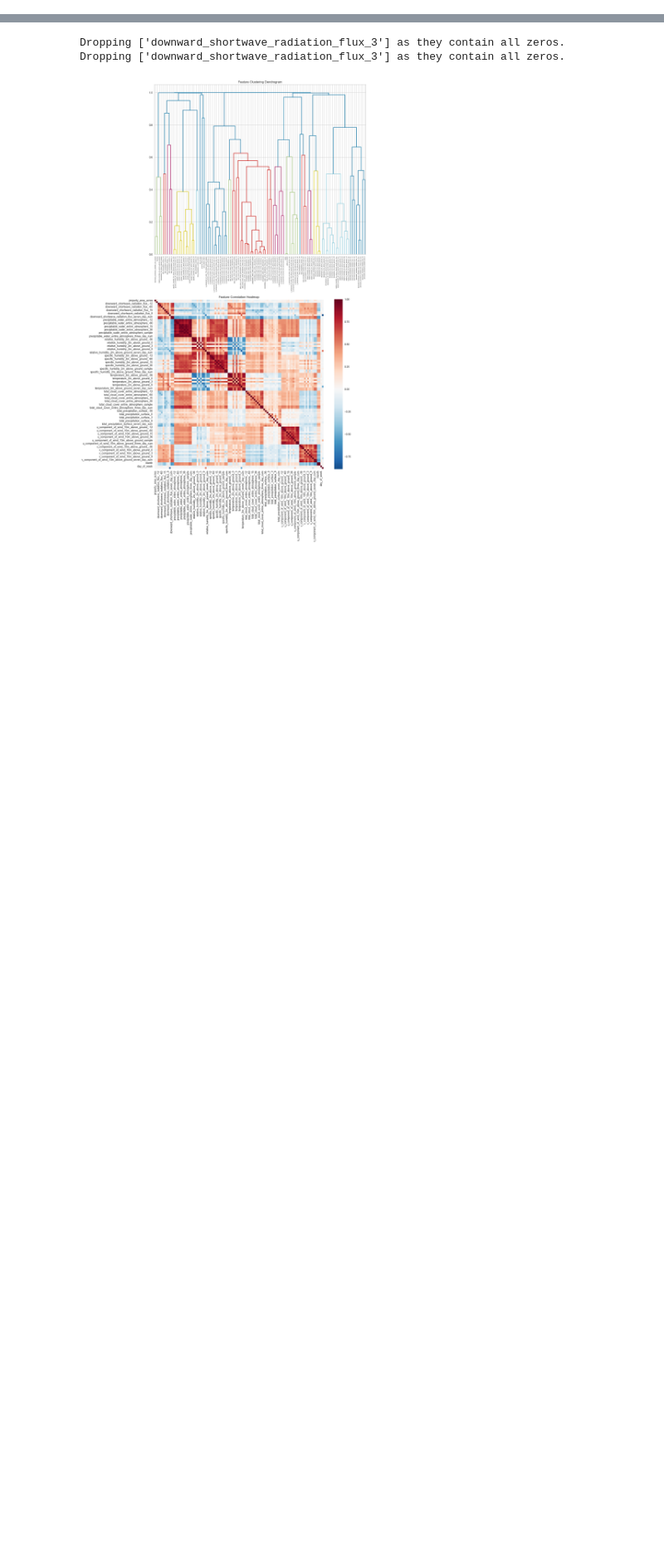
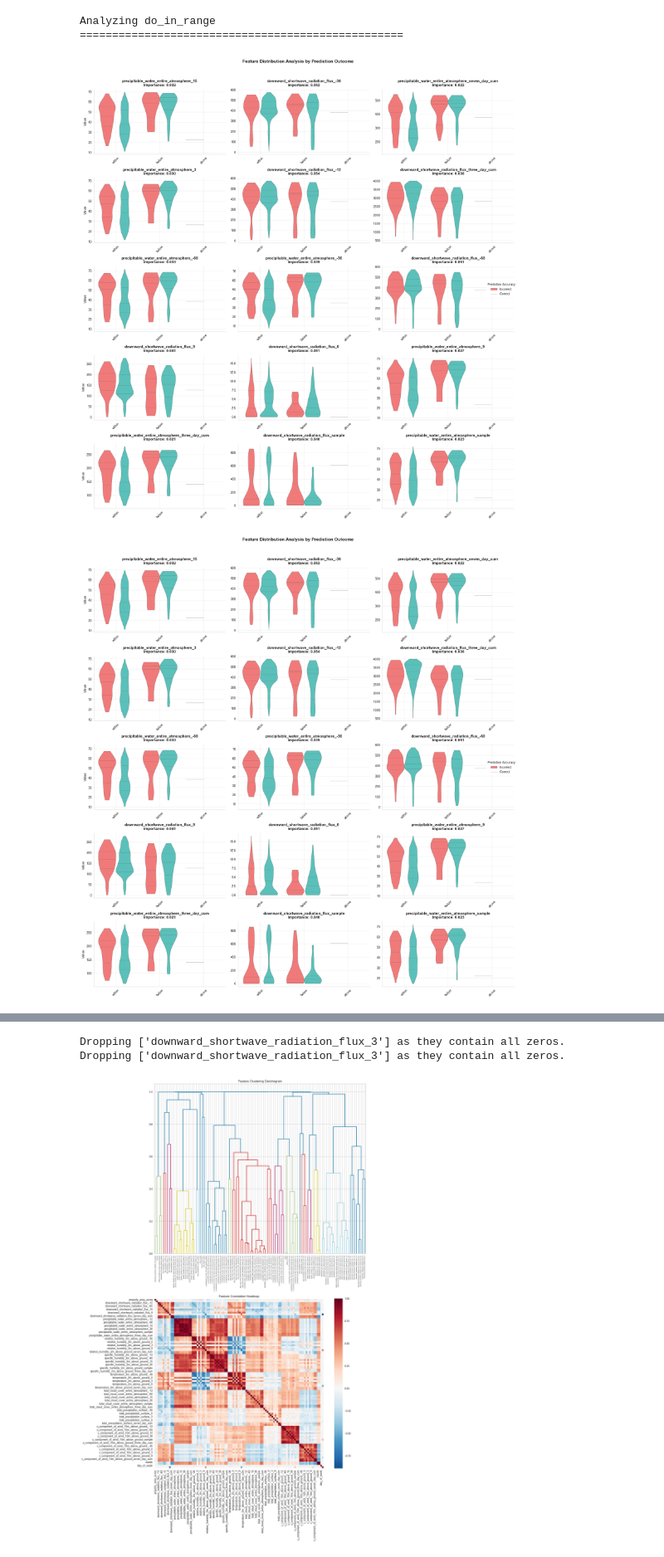
Before and after one commit to fish-welfare-initiative/fwi-predict, a Jupyter notebook: notebooks/14 prediction_simple.ipynb, the cells around one changed output, grey strips where cells are left out. Shown at 83% size. Saved outputs shown, nothing was run; the diff lists cells and outputs as text; code cells hidden in the pictures; blank space fills up the shorter version.

```diff
--- a/notebooks/14 prediction_simple.ipynb
+++ b/notebooks/14 prediction_simple.ipynb
@@ -464,0 +476,23 @@ for target, model_dict in final_models.items():
+# %%
+# Analyze just the DO random forest model
+target = 'do_in_range'
+model_info = final_models[target]
+model = model_info['models']['Random Forest']
+split_data = splits[target]
+
+print(f"\nAnalyzing {target}")
+print("=" * 50)
+
+plot_feature_error_distributions(
+    model,
+    split_data['label_encoder'],  # Using split_data's encoder to ensure correct labels
+    split_data['X_test'],
+    split_data['y_test'],
+    max_features=15,
+    figsize=(15, 20)
+)
+# %% [output]
+Analyzing do_in_range
+==================================================
+[figure, added]
+[figure, added]
```
Also changed, not shown: parts of 14 cells of this notebook, 12 other files.
